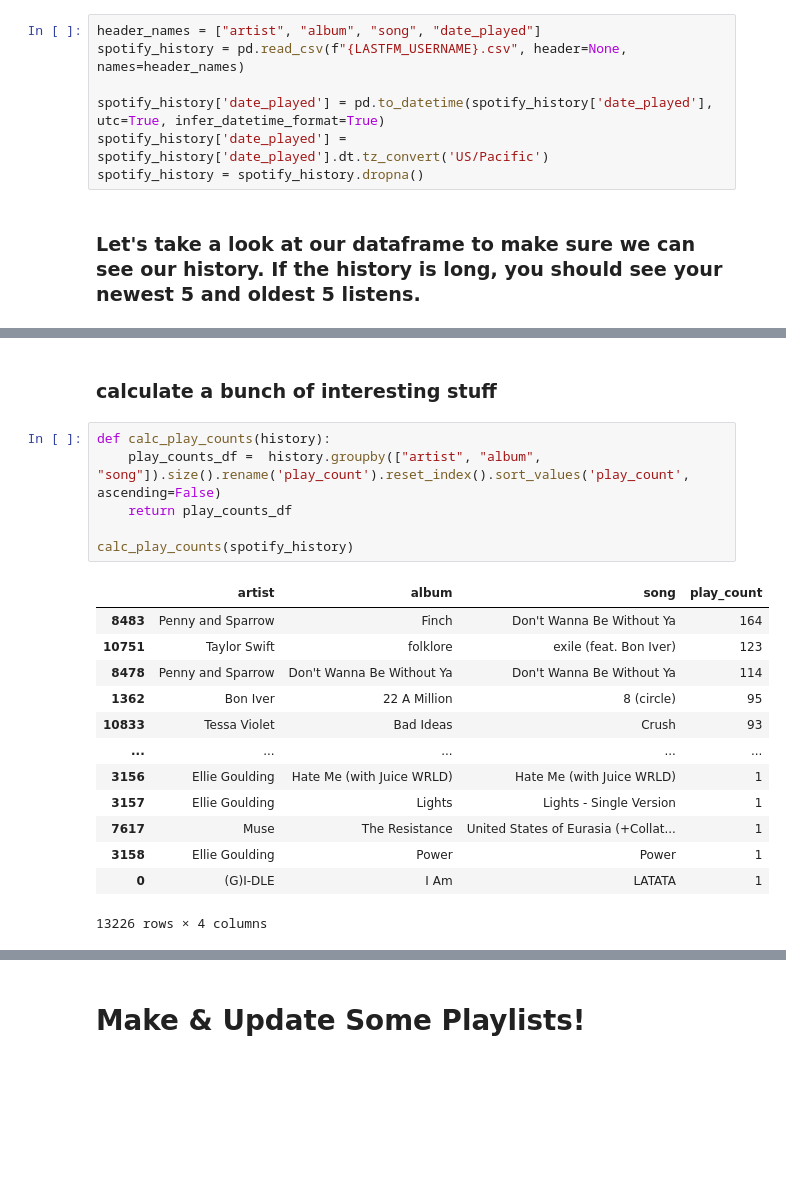
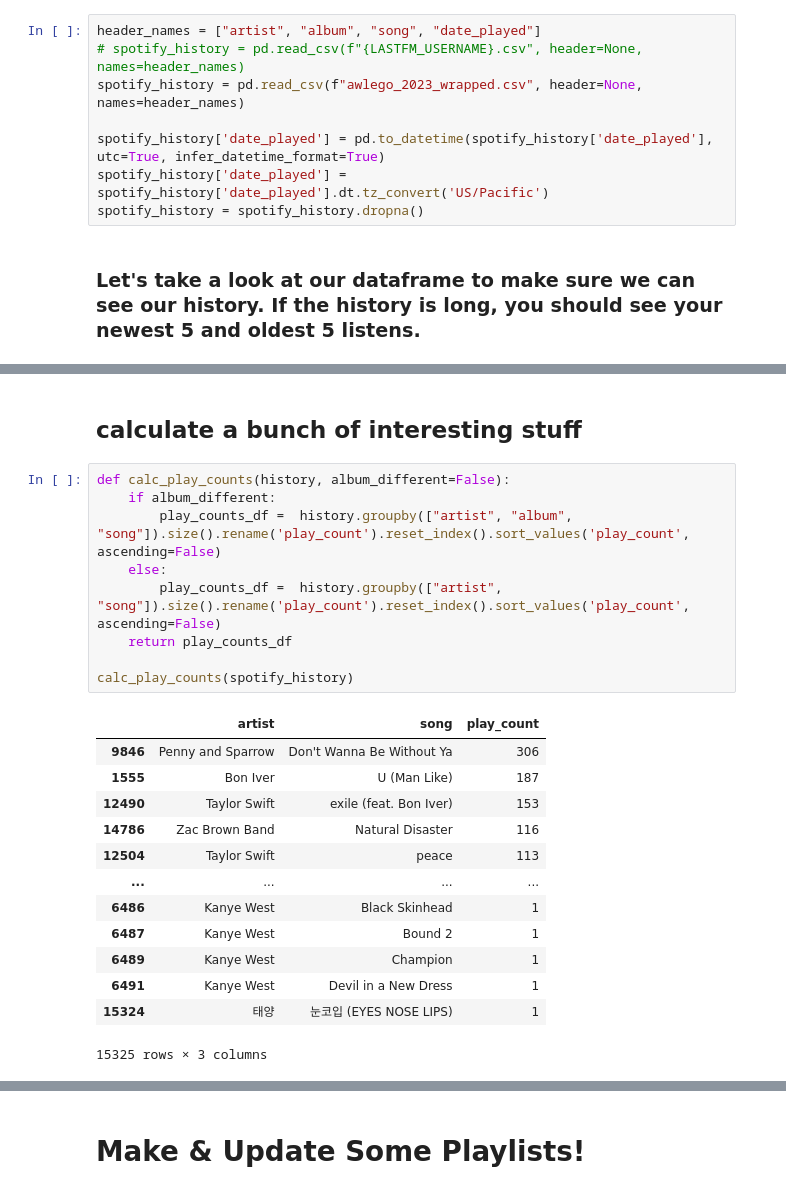
Before and after one commit to awlego/spotify_sync, a Jupyter notebook: Spotify Uploader.ipynb, the cells around one changed output, grey strips where cells are left out. Drawn from its saved outputs; the diff is of its cells as text; blank space fills up the shorter version.

```diff
--- a/Spotify Uploader.ipynb
+++ b/Spotify Uploader.ipynb
@@ -71,7 +83,8 @@ SPOTIFY_USERNAME = config('SPOTIFY_USERNAME')
 # Import Listening History and DO stuff
 # %%
 header_names = ["artist", "album", "song", "date_played"]
-spotify_history = pd.read_csv(f"{LASTFM_USERNAME}.csv", header=None, names=header_names)
+# spotify_history = pd.read_csv(f"{LASTFM_USERNAME}.csv", header=None, names=header_names)
+spotify_history = pd.read_csv(f"awlego_2023_wrapped.csv", header=None, names=header_names)
 
 spotify_history['date_played'] = pd.to_datetime(spotify_history['date_played'], utc=True, infer_datetime_format=True)
 spotify_history['date_played'] = spotify_history['date_played'].dt.tz_convert('US/Pacific')
@@ -97,25 +110,28 @@ spotify_history
 # %% [markdown]
-### calculate a bunch of interesting stuff
+## calculate a bunch of interesting stuff
 # %%
-def calc_play_counts(history):
-    play_counts_df =  history.groupby(["artist", "album", "song"]).size().rename('play_count').reset_index().sort_values('play_count', ascending=False)
+def calc_play_counts(history, album_different=False):
+    if album_different:
+        play_counts_df =  history.groupby(["artist", "album", "song"]).size().rename('play_count').reset_index().sort_values('play_count', ascending=False)
+    else:
+        play_counts_df =  history.groupby(["artist", "song"]).size().rename('play_count').reset_index().sort_values('play_count', ascending=False)
     return play_counts_df
 
 calc_play_counts(spotify_history)
 # %% [output]
-|  | artist | album | song | play_count |
-| 8483 | Penny and Sparrow | Finch | Don't Wanna Be Without Ya | 164 |
-| 10751 | Taylor Swift | folklore | exile (feat. Bon Iver) | 123 |
-| 8478 | Penny and Sparrow | Don't Wanna Be Without Ya | Don't Wanna Be Without Ya | 114 |
-| 1362 | Bon Iver | 22 A Million | 8 (circle) | 95 |
-| 10833 | Tessa Violet | Bad Ideas | Crush | 93 |
-| ... | ... | ... | ... | ... |
-| 3156 | Ellie Goulding | Hate Me (with Juice WRLD) | Hate Me (with Juice WRLD) | 1 |
-| 3157 | Ellie Goulding | Lights | Lights - Single Version | 1 |
-| 7617 | Muse | The Resistance | United States of Eurasia (+Collat... | 1 |
-| 3158 | Ellie Goulding | Power | Power | 1 |
-| 0 | (G)I-DLE | I Am | LATATA | 1 |
+|  | artist | song | play_count |
+| 9846 | Penny and Sparrow | Don't Wanna Be Without Ya | 306 |
+| 1555 | Bon Iver | U (Man Like) | 187 |
+| 12490 | Taylor Swift | exile (feat. Bon Iver) | 153 |
+| 14786 | Zac Brown Band | Natural Disaster | 116 |
+| 12504 | Taylor Swift | peace | 113 |
+| ... | ... | ... | ... |
+| 6486 | Kanye West | Black Skinhead | 1 |
+| 6487 | Kanye West | Bound 2 | 1 |
+| 6489 | Kanye West | Champion | 1 |
+| 6491 | Kanye West | Devil in a New Dress | 1 |
+| 15324 | 태양 | 눈코입 (EYES NOSE LIPS) | 1 |
-13226 rows × 4 columns
+15325 rows × 3 columns
 # %%
 def get_most_played_artists(spotify_history):
     play_counts_df = calc_play_counts(spotify_history)
```
Also changed, not shown: parts of 69 cells of this notebook.
